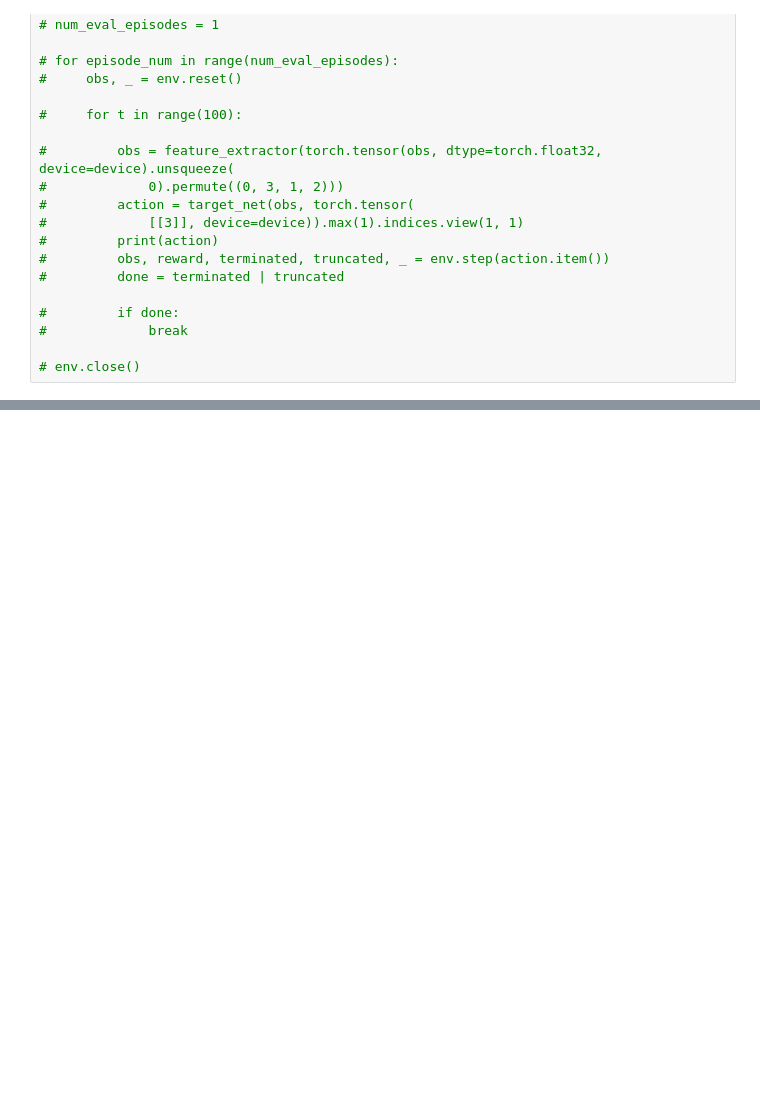
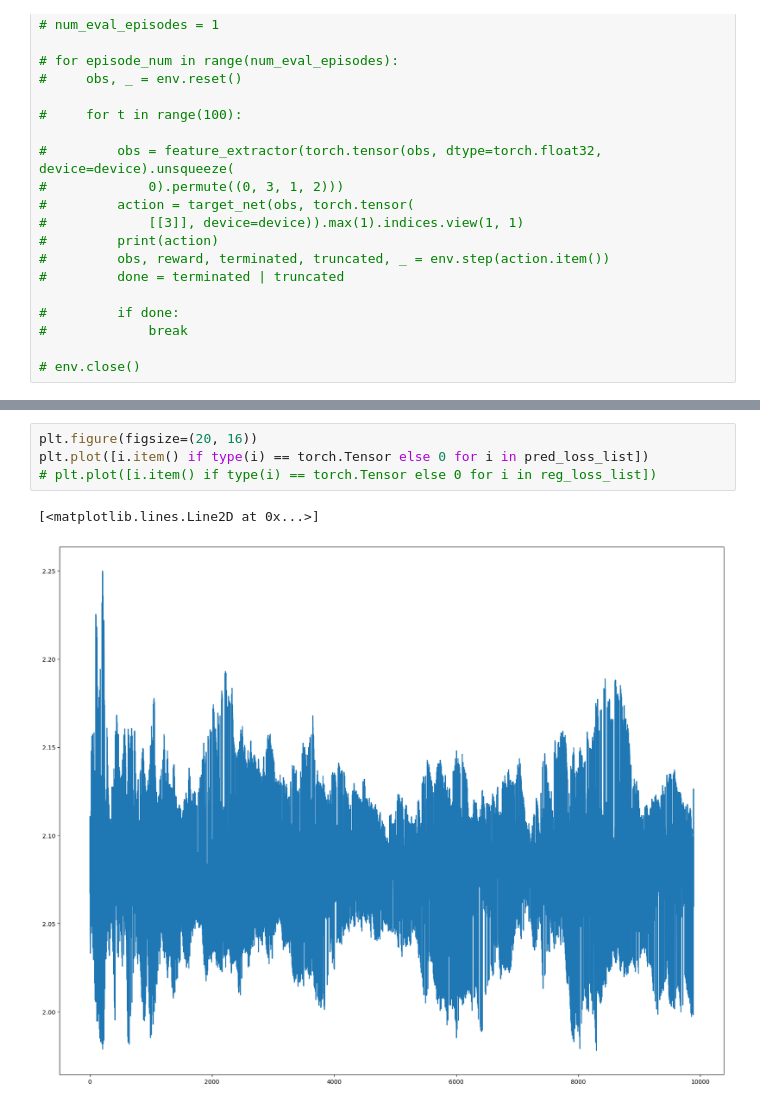
Before and after one commit to yutian-zhao/rl_experiments, a Jupyter notebook: rvic_new.ipynb, the cells around one changed output, grey strips where cells are left out. Drawn from its saved outputs; the diff is of its cells as text; blank space fills up the shorter version.

```diff
--- a/rvic_new.ipynb
+++ b/rvic_new.ipynb
@@ -294,0 +305,7 @@ write_gif(np.array(frames), "test0.gif", fps=5)
+# %%
+plt.figure(figsize=(20, 16))
+plt.plot([i.item() if type(i) == torch.Tensor else 0 for i in pred_loss_list])
+# plt.plot([i.item() if type(i) == torch.Tensor else 0 for i in reg_loss_list])
+# %% [output]
+[<matplotlib.lines.Line2D at 0x...>]
+[figure, added]
```
Also changed, not shown: parts of 6 cells of this notebook.
